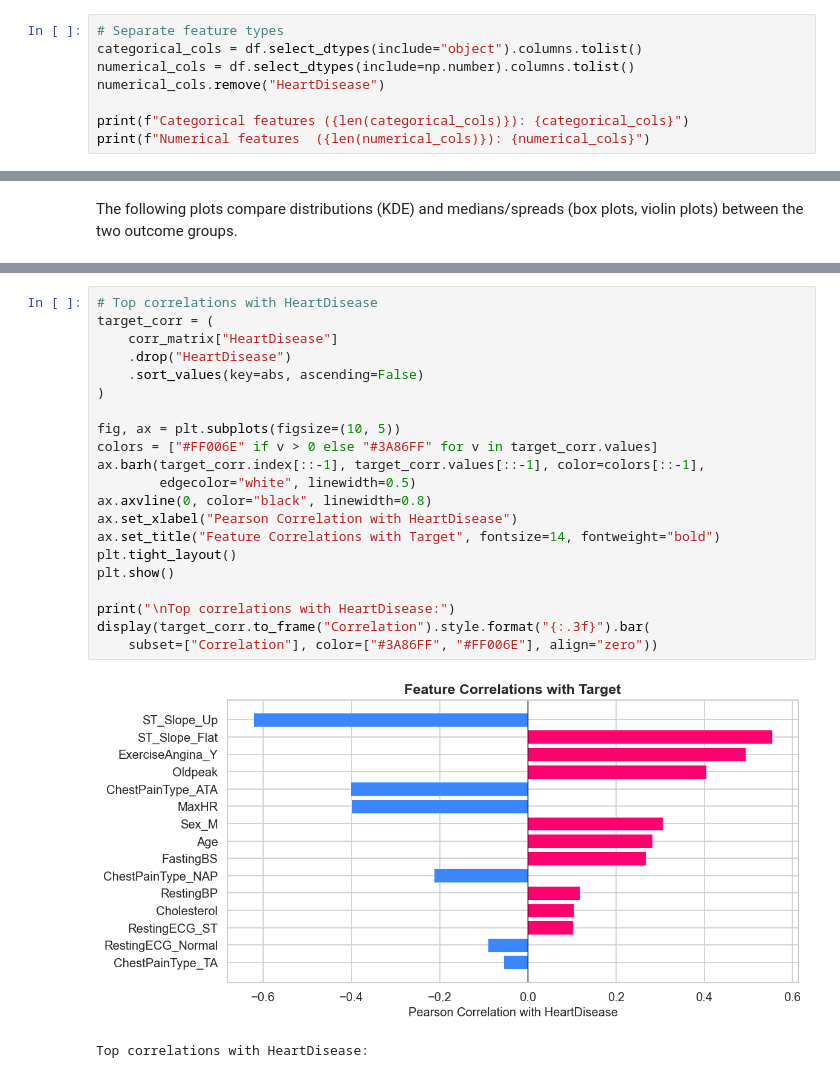
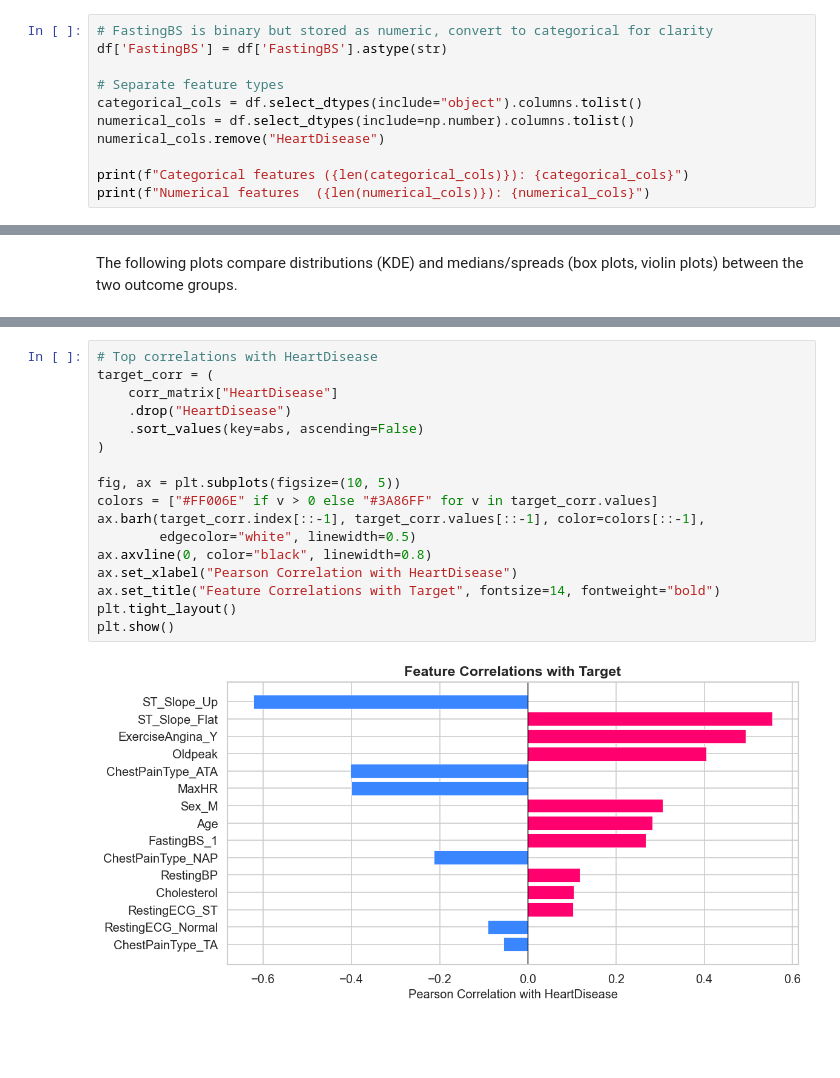
Before and after one commit to antonioiammarino/heart_failure, a Jupyter notebook: eda.ipynb, the cells around one changed output, grey strips where cells are left out. Cells and saved outputs as stored; diff of their text form; blank space fills up the shorter version.

```diff
--- a/eda.ipynb
+++ b/eda.ipynb
@@ -89,6 +87,9 @@ First 5 rows:
 | 3 | 48 | F | ASY | 138 | 214 | 0 | Normal | 108 | ... |
 | 4 | 54 | M | NAP | 150 | 195 | 0 | Normal | 122 | ... |
 # %%
+# FastingBS is binary but stored as numeric, convert to categorical for clarity
+df['FastingBS'] = df['FastingBS'].astype(str)
+
 # Separate feature types
 categorical_cols = df.select_dtypes(include="object").columns.tolist()
 numerical_cols = df.select_dtypes(include=np.number).columns.tolist()
@@ -477,24 +478,19 @@ plt.show()
 # %%
 # Top correlations with HeartDisease
 target_corr = (
     corr_matrix["HeartDisease"]
     .drop("HeartDisease")
     .sort_values(key=abs, ascending=False)
 )
 
 fig, ax = plt.subplots(figsize=(10, 5))
 colors = ["#FF006E" if v > 0 else "#3A86FF" for v in target_corr.values]
 ax.barh(target_corr.index[::-1], target_corr.values[::-1], color=colors[::-1],
         edgecolor="white", linewidth=0.5)
 ax.axvline(0, color="black", linewidth=0.8)
 ax.set_xlabel("Pearson Correlation with HeartDisease")
 ax.set_title("Feature Correlations with Target", fontsize=14, fontweight="bold")
 plt.tight_layout()
 plt.show()
-
-print("\nTop correlations with HeartDisease:")
-display(target_corr.to_frame("Correlation").style.format("{:.3f}").bar(
-    subset=["Correlation"], color=["#3A86FF", "#FF006E"], align="zero"))
 # %% [output]
-[figure, old version]
+[figure, new version]
-Top correlations with HeartDisease:
```
Also changed, not shown: parts of 25 cells of this notebook.
